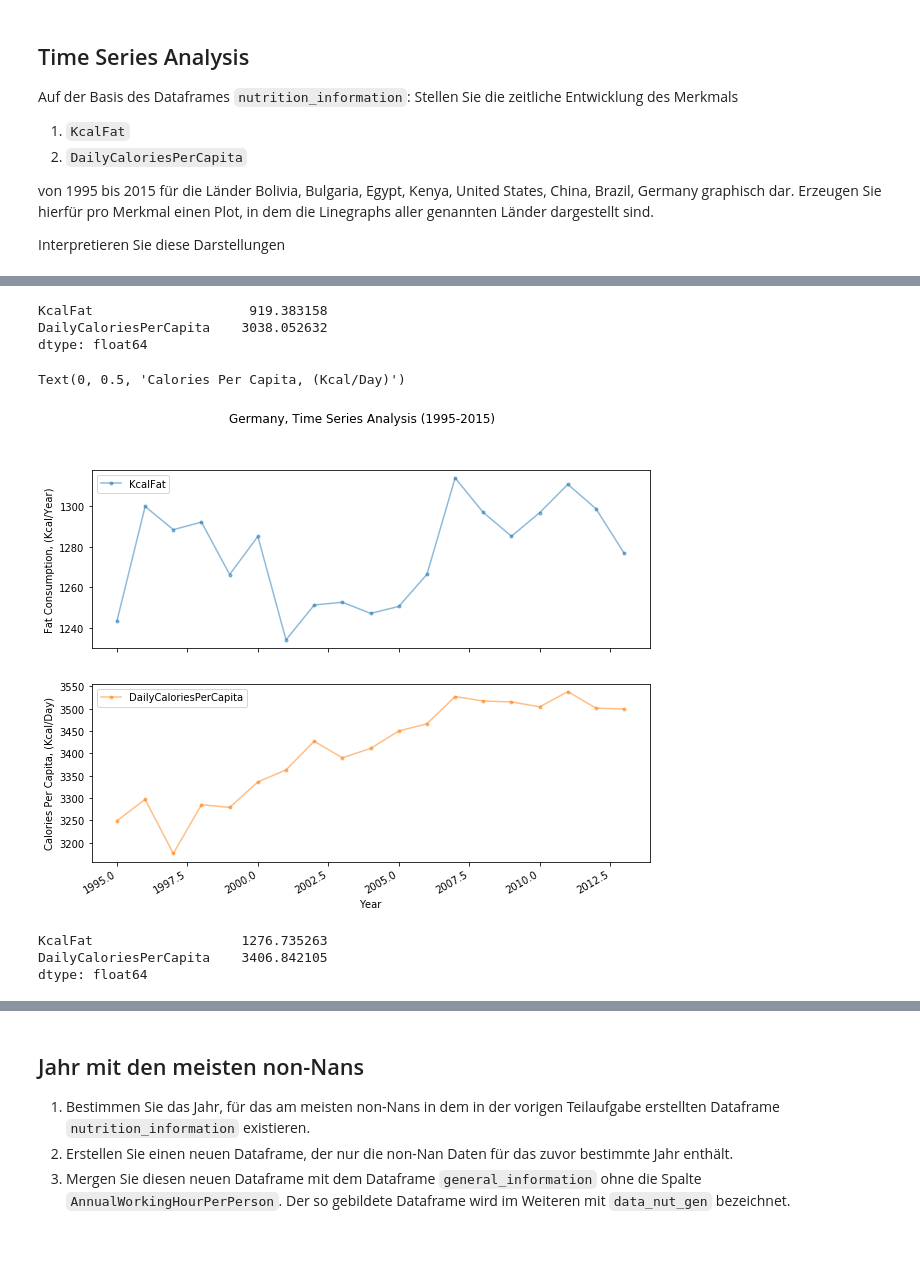
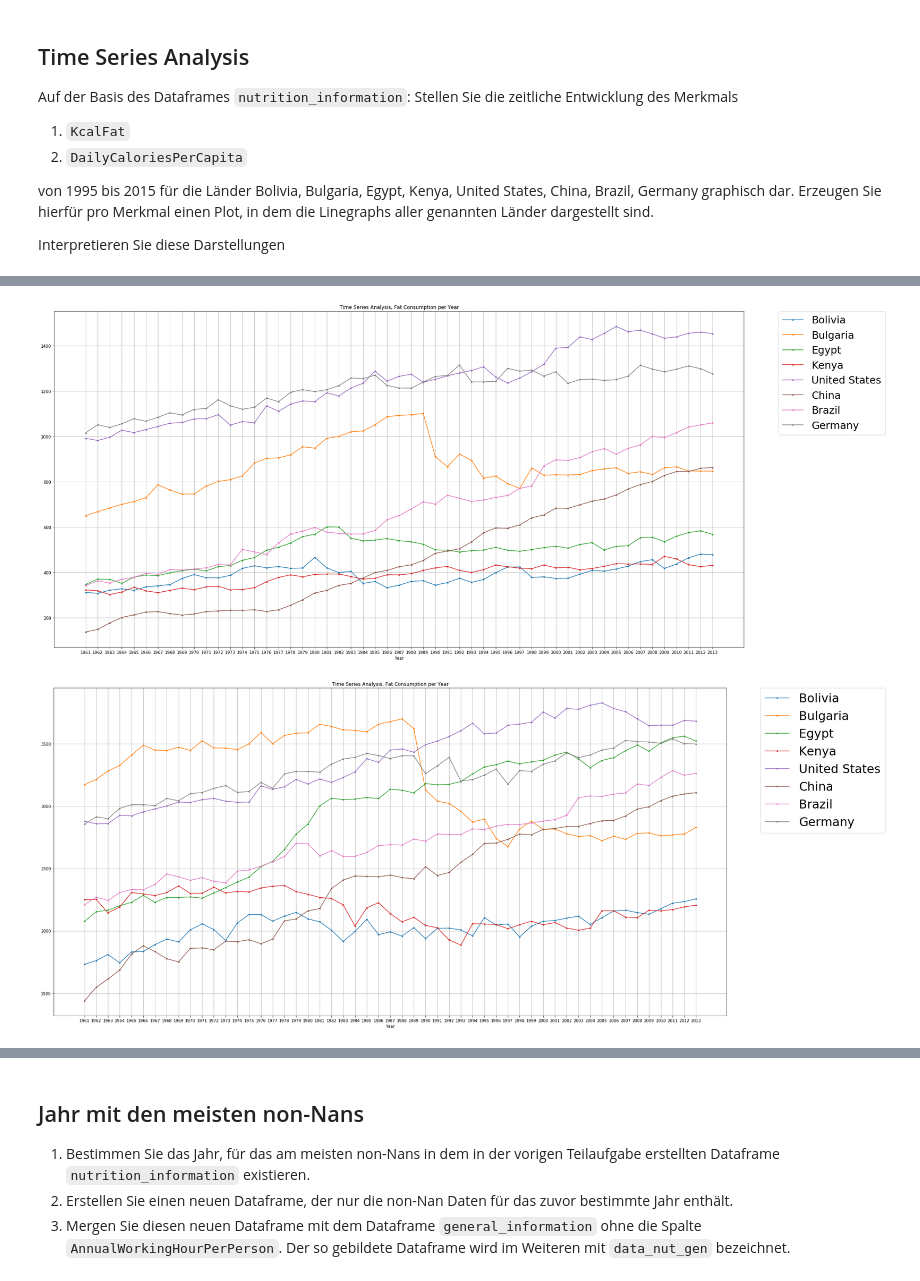
Before and after one commit to JaninaMattes/data-mining-pattern-recogntion, a Jupyter notebook: src/proj1_global_health_app/model/Project1_Global_HealthData_App.ipynb, the cells around one changed output, grey strips where cells are left out. Cells and saved outputs as stored; diff of their text form; code cells hidden in the pictures; blank space fills up the shorter version.

Commit message:
src: Add Time Series Analysis to global health data

```diff
--- a/src/proj1_global_health_app/model/Project1_Global_HealthData_App.ipynb
+++ b/src/proj1_global_health_app/model/Project1_Global_HealthData_App.ipynb
@@ -693,9 +483,7 @@ df_nutrition_information.head(5)
 # %%
 # Creating a datetime index for the dataframe
-df_nutrition_information.index = df_nutrition_information["Year"]
-df_nutrition_information = df_nutrition_information.drop(columns=["Year"])
+nutrition_information.index = nutrition_information['Year']
+nutrition_information = nutrition_information.drop(columns=['Year'])
 
 # Summary of the dataset
-df_nutrition_information.isnull().sum()
-# df_nutrition_information.dtypes
-# print(df_nutrition_information)
+nutrition_information.isnull().sum()
@@ -797,9 +508,0 @@ Text(0, 0.5, 'Calories Per Capita, (Kcal/Day)')
-# %%
-country = countries[5]
-# Retrieve a subsample for 'Bolivia'
-bol_nutrition_information = df_nutrition_information.loc[df_nutrition_information['Entity'] == country]
-axes = bol_nutrition_information[cols_plot].plot(title='{}, Time Series Analysis (1995-2015)'.format(country),
-    marker='.', linestyle='-', linewidth=1.5, alpha=0.5, figsize=(10, 8), subplots=True)
-# Set the labels for each plot
-axes[0].set_ylabel('Fat Consumption, (Kcal/Year)')
-axes[1].set_ylabel('Calories Per Capita, (Kcal/Day)')
@@ -816,9 +508,0 @@ dtype: float64
-# %%
-country = countries[6]
-# Retrieve a subsample for 'Bolivia'
-br_nutrition_information = df_nutrition_information.loc[df_nutrition_information['Entity'] == country]
-axes = br_nutrition_information[cols_plot].plot(title='{}, Time Series Analysis (1995-2015)'.format(country),
-    marker='.', linestyle='-', linewidth=1.5, alpha=0.5, figsize=(10, 8), subplots=True)
-# Set the labels for each plot
-axes[0].set_ylabel('Fat Consumption, (Kcal/Year)')
-axes[1].set_ylabel('Calories Per Capita, (Kcal/Day)')
@@ -828,26 +509,24 @@ Text(0, 0.5, 'Calories Per Capita, (Kcal/Day)')
-# %%
-# 'Brazil', show the mean values for the nutrition consumption
-br_nutrition_information.mean()
-# %% [output]
-KcalFat                    919.383158
-DailyCaloriesPerCapita    3038.052632
-dtype: float64
-# %%
-country = countries[7]
-# Retrieve a subsample for 'Germany'
-ger_nutrition_information = df_nutrition_information.loc[df_nutrition_information['Entity'] == country]
-axes = ger_nutrition_information[cols_plot].plot(title='{}, Time Series Analysis (1995-2015)'.format(country),
-    marker='.', linestyle='-', linewidth=1.5, alpha=0.5, figsize=(10, 8), subplots=True)
-# Set the labels for each plot
-axes[0].set_ylabel('Fat Consumption, (Kcal/Year)')
-axes[1].set_ylabel('Calories Per Capita, (Kcal/Day)')
-# %% [output]
-Text(0, 0.5, 'Calories Per Capita, (Kcal/Day)')
-[figure, removed]
-# %%
-# 'Germany', show the mean values for the nutrition consumption
-ger_nutrition_information.mean()
-# %% [output]
-KcalFat                   1276.735263
-DailyCaloriesPerCapita    3406.842105
-dtype: float64
+# %%
+# Draw Plot to check values in time series
+ax = plt.gca()
+for country in countries:
+    y = nutrition_information.loc[nutrition_information['Entity'] == country]
+    y = y['KcalFat']
+    y.plot(kind='line', marker='.', xticks=y.index, x='Year', y='Fat consumption in Kcal',
+           title='Time Series Analysis, Fat Consumption per Year', figsize=(30,15), grid=True, ax=ax)
+plt.legend(countries, fontsize=25, bbox_to_anchor=(1.05, 1), loc='upper left', borderaxespad=0.)
+plt.show()
+# %% [output]
+[figure, added]
+# %%
+# Draw Plot to check values in time series
+ax = plt.gca()
+for country in countries:
+    y = nutrition_information.loc[nutrition_information['Entity'] == country]
+    y = y['DailyCaloriesPerCapita']
+    y.plot(kind='line', marker='.', xticks=y.index, x='Year', y='Fat consumption in Kcal',
+           title='Time Series Analysis, Daily Calories per Capita and Year', figsize=(30,15), grid=True, ax=ax)
+plt.legend(countries, fontsize=25, bbox_to_anchor=(1.05, 1), loc='upper left', borderaxespad=0.)
+plt.show()
+# %% [output]
+[figure, added]
```
Also changed, not shown: parts of 48 cells of this notebook.
